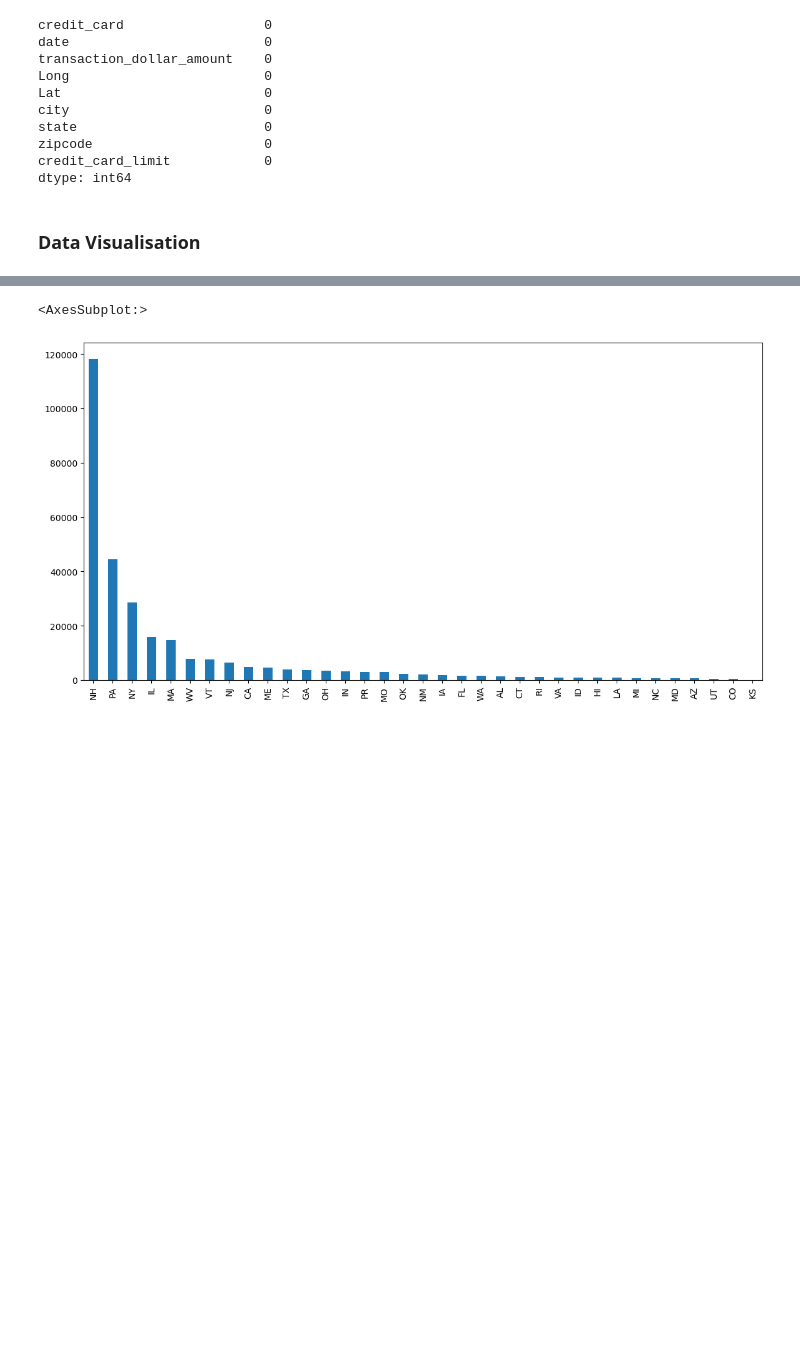
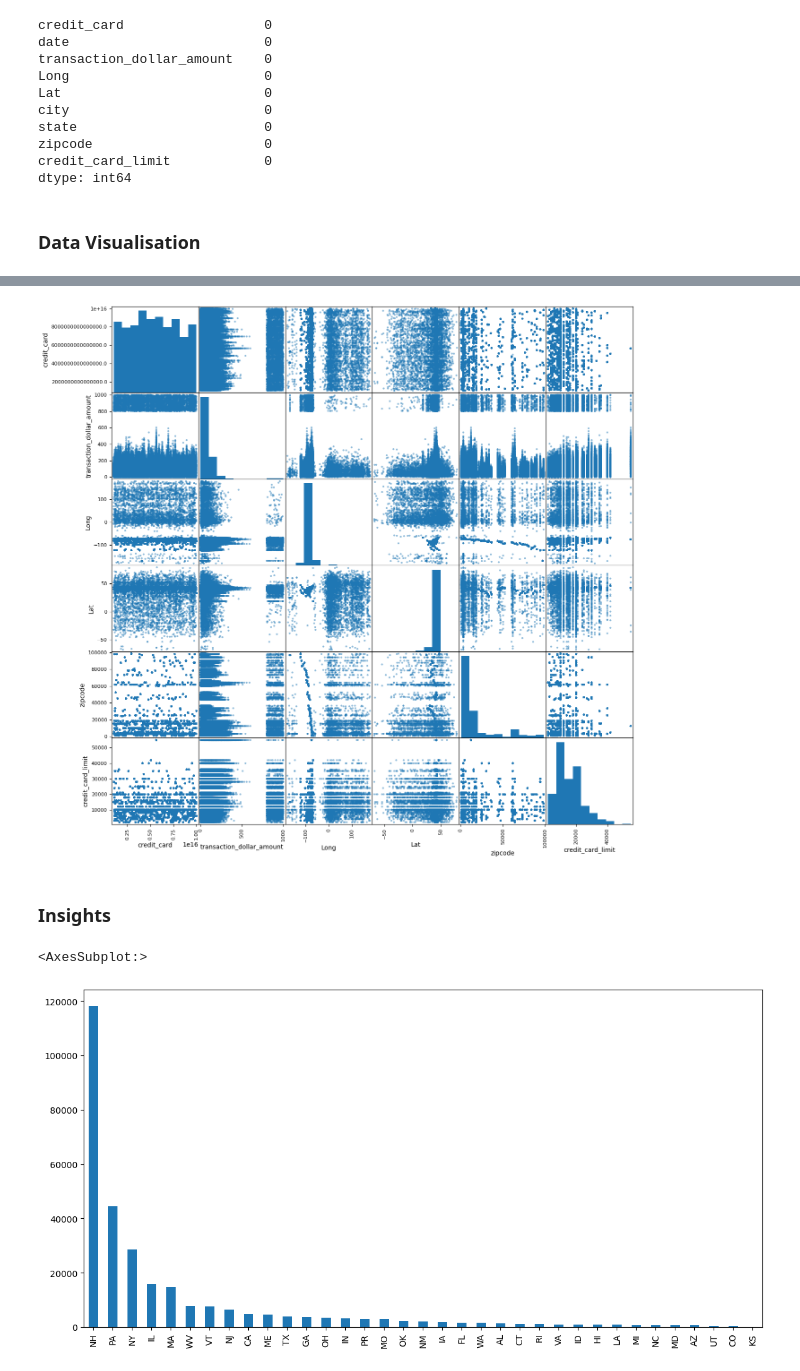
Before and after one commit to hajar-kaddouri/Final-Project2023, a Jupyter notebook: fun.ipynb, the cells around one changed output, grey strips where cells are left out. Cells and saved outputs as stored; diff of their text form; code cells hidden in the pictures; blank space fills up the shorter version.

```diff
--- a/fun.ipynb
+++ b/fun.ipynb
@@ -150,3 +158,11 @@ dtype: int64
+# %%
+#scatter plot matrix
+pd.plotting.scatter_matrix (df_credit_card,figsize=(15,15))
+plt.show()
+# %% [output]
+[figure, added]
+# %% [markdown]
+### Insights
 # %%
 #number of transaction records
 df_credit_card['state'].value_counts().plot(kind='bar',  figsize = (14,7))
```
Also changed, not shown: parts of 1 cell of this notebook.
